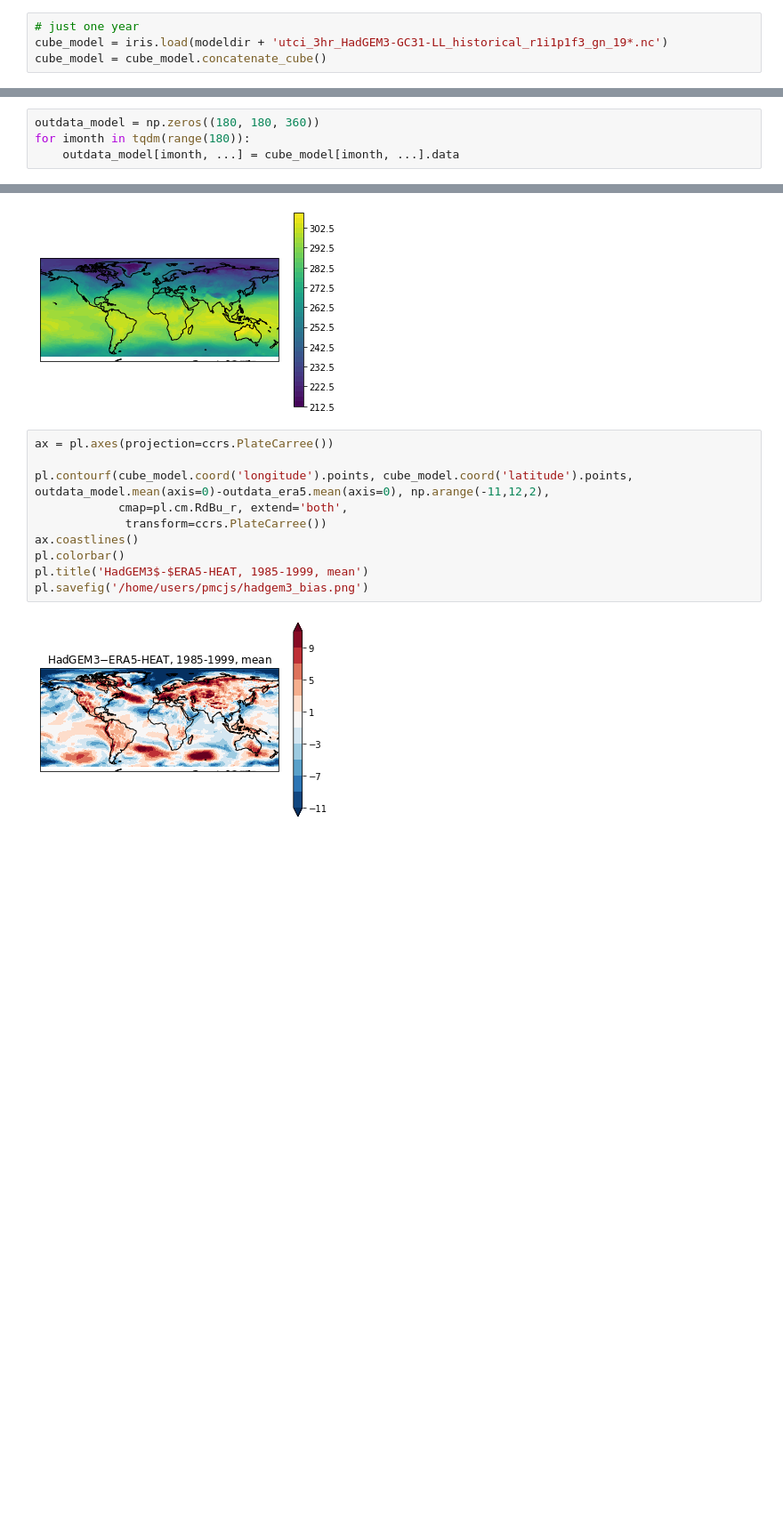
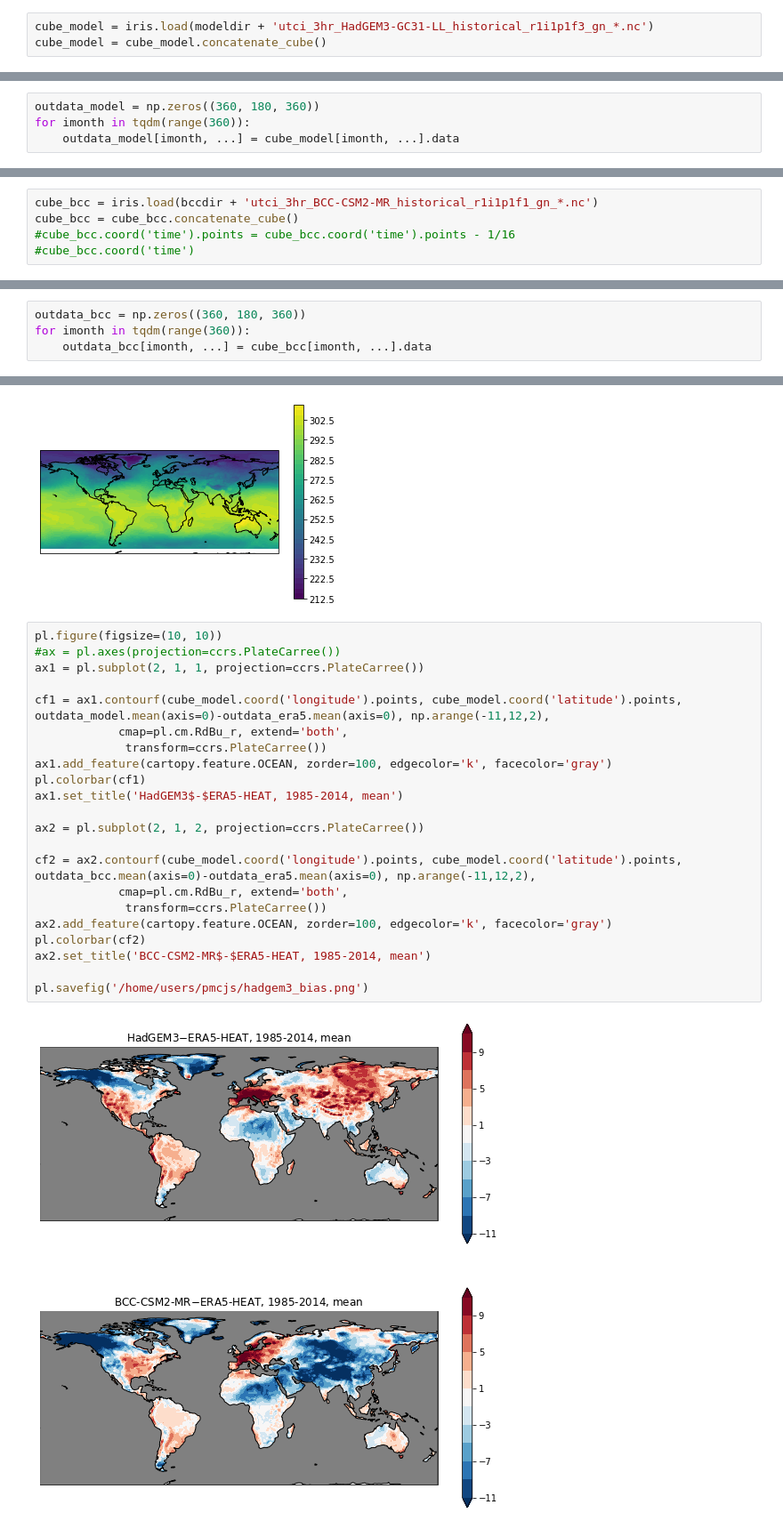
Before and after one commit to chrisroadmap/heatstress, a Jupyter notebook: notebooks/compare-ERA5-HEAT.ipynb, the cells around one changed output, grey strips where cells are left out. Shown at 89% size. Cells and saved outputs as stored; diff of their text form; blank space fills up the shorter version.

```diff
--- a/notebooks/compare-ERA5-HEAT.ipynb
+++ b/notebooks/compare-ERA5-HEAT.ipynb
@@ -49,6 +53,5 @@ for imonth in tqdm(range(180)):
 # %%
-# just one year
-cube_model = iris.load(modeldir + 'utci_3hr_HadGEM3-GC31-LL_historical_r1i1p1f3_gn_19*.nc')
+cube_model = iris.load(modeldir + 'utci_3hr_HadGEM3-GC31-LL_historical_r1i1p1f3_gn_*.nc')
 cube_model = cube_model.concatenate_cube()
 # %%
 cube_model.coord('time').points = cube_model.coord('time').points - 1/16
@@ -81,6 +86,6 @@ cube_model_month
 | Cell methods |  |  |  |
 | mean | month, year |  |  |
 # %%
-outdata_model = np.zeros((180, 180, 360))
-for imonth in tqdm(range(180)):
+outdata_model = np.zeros((360, 180, 360))
+for imonth in tqdm(range(360)):
     outdata_model[imonth, ...] = cube_model[imonth, ...].data
@@ -97,0 +92,5 @@ for imonth in tqdm(range(180)):
+# %%
+cube_bcc = iris.load(bccdir + 'utci_3hr_BCC-CSM2-MR_historical_r1i1p1f1_gn_*.nc')
+cube_bcc = cube_bcc.concatenate_cube()
+#cube_bcc.coord('time').points = cube_bcc.coord('time').points - 1/16
+#cube_bcc.coord('time')
@@ -98,3 +121,7 @@ for imonth in tqdm(range(180)):
+# %%
+outdata_bcc = np.zeros((360, 180, 360))
+for imonth in tqdm(range(360)):
+    outdata_bcc[imonth, ...] = cube_bcc[imonth, ...].data
 # %%
 import cartopy.crs as ccrs
 ax = pl.axes(projection=ccrs.PlateCarree())
@@ -117,14 +154,26 @@ pl.colorbar()
 <matplotlib.colorbar.Colorbar at 0x...>
 [figure]
 # %%
-ax = pl.axes(projection=ccrs.PlateCarree())
+pl.figure(figsize=(10, 10))
+#ax = pl.axes(projection=ccrs.PlateCarree())
+ax1 = pl.subplot(2, 1, 1, projection=ccrs.PlateCarree())
 
-pl.contourf(cube_model.coord('longitude').points, cube_model.coord('latitude').points, outdata_model.mean(axis=0)-outdata_era5.mean(axis=0), np.arange(-11,12,2),
+cf1 = ax1.contourf(cube_model.coord('longitude').points, cube_model.coord('latitude').points, outdata_model.mean(axis=0)-outdata_era5.mean(axis=0), np.arange(-11,12,2),
             cmap=pl.cm.RdBu_r, extend='both',
              transform=ccrs.PlateCarree())
-ax.coastlines()
-pl.colorbar()
-pl.title('HadGEM3$-$ERA5-HEAT, 1985-1999, mean')
+ax1.add_feature(cartopy.feature.OCEAN, zorder=100, edgecolor='k', facecolor='gray')
+pl.colorbar(cf1)
+ax1.set_title('HadGEM3$-$ERA5-HEAT, 1985-2014, mean')
+
+ax2 = pl.subplot(2, 1, 2, projection=ccrs.PlateCarree())
+
+cf2 = ax2.contourf(cube_model.coord('longitude').points, cube_model.coord('latitude').points, outdata_bcc.mean(axis=0)-outdata_era5.mean(axis=0), np.arange(-11,12,2),
+            cmap=pl.cm.RdBu_r, extend='both',
+             transform=ccrs.PlateCarree())
+ax2.add_feature(cartopy.feature.OCEAN, zorder=100, edgecolor='k', facecolor='gray')
+pl.colorbar(cf2)
+ax2.set_title('BCC-CSM2-MR$-$ERA5-HEAT, 1985-2014, mean')
+
 pl.savefig('/home/users/pmcjs/hadgem3_bias.png')
 # %% [output]
-[figure, old version]
+[figure, new version]
```
Also changed, not shown: parts of 23 cells of this notebook, 1 other file.
